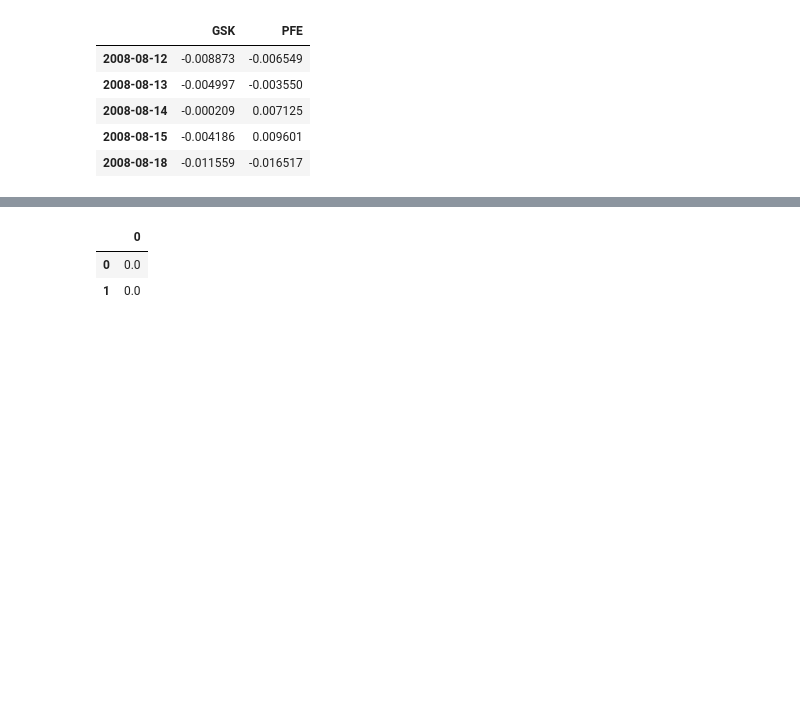
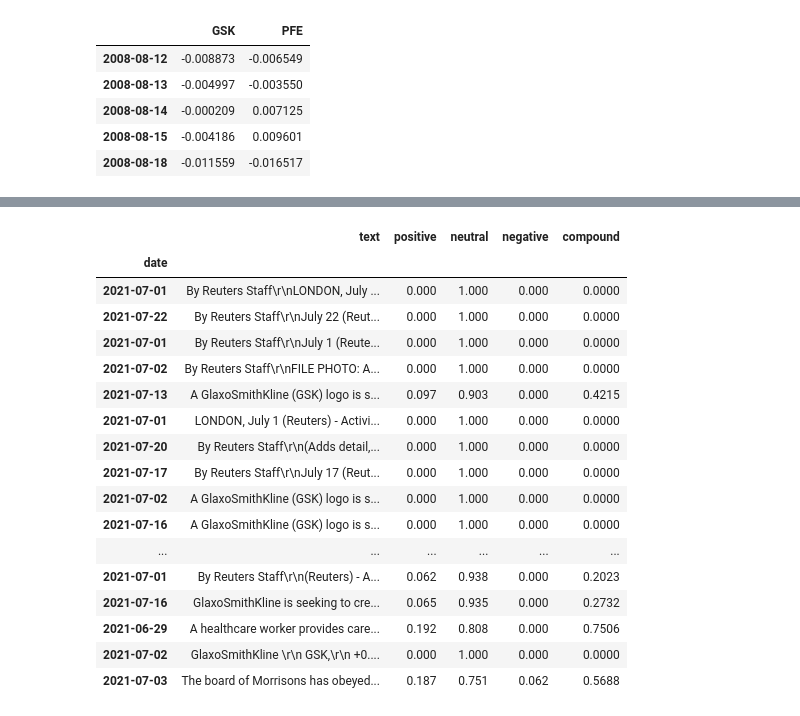
Before and after one commit to whitneydt/Algo_Project, a Jupyter notebook: Pharma.ipynb, the cells around one changed output, grey strips where cells are left out. Saved outputs shown, nothing was run; the diff lists cells and outputs as text; code cells hidden in the pictures; blank space fills up the shorter version.

```diff
--- a/Pharma.ipynb
+++ b/Pharma.ipynb
@@ -172,12 +176,13 @@ pharma_returns.head()
 | 2008-08-15 | -0.004186 | 0.009601 |
 | 2008-08-18 | -0.011559 | -0.016517 |
 # %%
-# Fetch news about GSK in 2008
-gsk_news_en = newsapi.get_everything(
-    q=" GSK AND GlaxoSmithKline AND 2008",
+# Fetch news about GSK
+gsk_news = newsapi.get_everything(
+    q=" GSK AND GlaxoSmithKline",
     language="en"
+
 )
 
 # Show the total number of news
-gsk_news_en["totalResults"]
+gsk_news["totalResults"]
 # %% [output]
@@ -248,10 +290,25 @@ sentiment_avg = pd.DataFrame(headline_sentiment_summarizer_avg(pharma_df))
-# %%
-sentiment_avg.head()
-# %% [output]
-|  | 0 |
-| 0 | 0.0 |
-| 1 | 0.0 |
 # %%
 #Save pharma df to CSV for further use
 pharma_path = Path("Data/pharma_returns.csv")
 pharma_df.to_csv(pharma_path)
+# %%
+gsk_sentiment_df
+# %% [output]
+|  | text | positive | neutral | negative | compound |
+| date |  |  |  |  |  |
+| 2021-07-01 | By Reuters Staff\r\nLONDON, July ... | 0.000 | 1.000 | 0.000 | 0.0000 |
+| 2021-07-22 | By Reuters Staff\r\nJuly 22 (Reut... | 0.000 | 1.000 | 0.000 | 0.0000 |
+| 2021-07-01 | By Reuters Staff\r\nJuly 1 (Reute... | 0.000 | 1.000 | 0.000 | 0.0000 |
+| 2021-07-02 | By Reuters Staff\r\nFILE PHOTO: A... | 0.000 | 1.000 | 0.000 | 0.0000 |
+| 2021-07-13 | A GlaxoSmithKline (GSK) logo is s... | 0.097 | 0.903 | 0.000 | 0.4215 |
+| 2021-07-01 | LONDON, July 1 (Reuters) - Activi... | 0.000 | 1.000 | 0.000 | 0.0000 |
+| 2021-07-20 | By Reuters Staff\r\n(Adds detail,... | 0.000 | 1.000 | 0.000 | 0.0000 |
+| 2021-07-17 | By Reuters Staff\r\nJuly 17 (Reut... | 0.000 | 1.000 | 0.000 | 0.0000 |
+| 2021-07-02 | A GlaxoSmithKline (GSK) logo is s... | 0.000 | 1.000 | 0.000 | 0.0000 |
+| 2021-07-16 | A GlaxoSmithKline (GSK) logo is s... | 0.000 | 1.000 | 0.000 | 0.0000 |
+| ... | ... | ... | ... | ... | ... |
+| 2021-07-01 | By Reuters Staff\r\n(Reuters) - A... | 0.062 | 0.938 | 0.000 | 0.2023 |
+| 2021-07-16 | GlaxoSmithKline is seeking to cre... | 0.065 | 0.935 | 0.000 | 0.2732 |
+| 2021-06-29 | A healthcare worker provides care... | 0.192 | 0.808 | 0.000 | 0.7506 |
+| 2021-07-02 | GlaxoSmithKline \r\n GSK,\r\n +0.... | 0.000 | 1.000 | 0.000 | 0.0000 |
+| 2021-07-03 | The board of Morrisons has obeyed... | 0.187 | 0.751 | 0.062 | 0.5688 |
```
Also changed, not shown: parts of 11 cells of this notebook, 5 other files.
